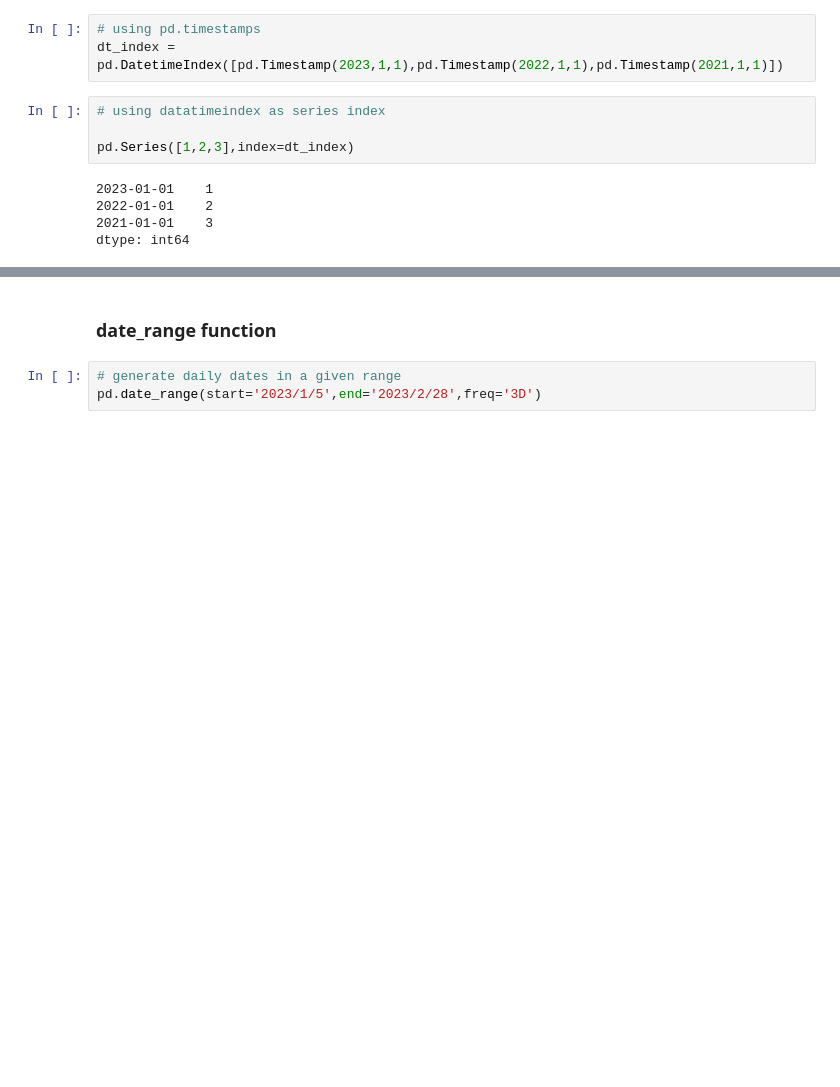
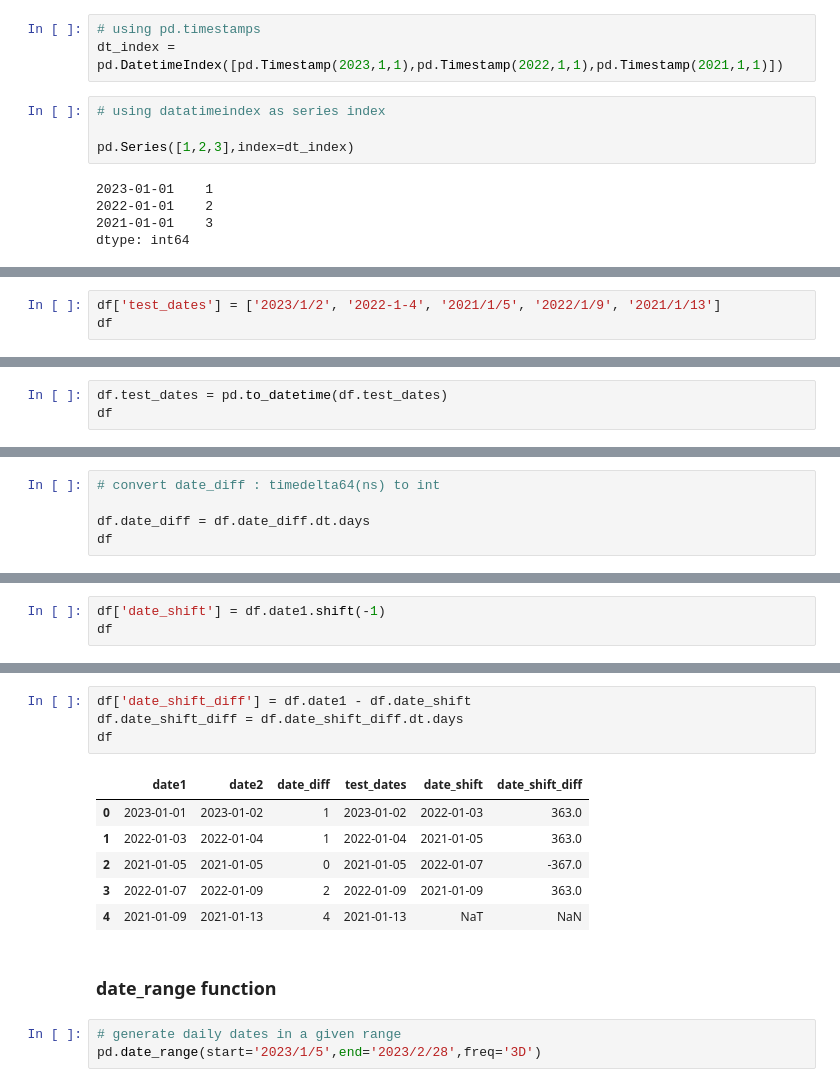
Before and after one commit to sudama-inc/EDA-with-Pandas-and-Numpy, a Jupyter notebook: pandas_date_and_time.ipynb, the cells around one changed output, grey strips where cells are left out. Cells and saved outputs as stored; diff of their text form; blank space fills up the shorter version.

```diff
--- a/pandas_date_and_time.ipynb
+++ b/pandas_date_and_time.ipynb
@@ -110,0 +165,3 @@ dtype: int64
+# %%
+df['test_dates'] = ['2023/1/2', '2022-1-4', '2021/1/5', '2022/1/9', '2021/1/13']
+df
@@ -110,0 +175,3 @@ dtype: int64
+# %%
+df.test_dates = pd.to_datetime(df.test_dates)
+df
@@ -110,0 +185,5 @@ dtype: int64
+# %%
+# convert date_diff : timedelta64(ns) to int
+
+df.date_diff = df.date_diff.dt.days
+df
@@ -110,0 +197,3 @@ dtype: int64
+# %%
+df['date_shift'] = df.date1.shift(-1)
+df
@@ -111,3 +207,14 @@ dtype: int64
+# %%
+df['date_shift_diff'] = df.date1 - df.date_shift
+df.date_shift_diff = df.date_shift_diff.dt.days
+df
+# %% [output]
+|  | date1 | date2 | date_diff | test_dates | date_shift | date_shift_diff |
+| 0 | 2023-01-01 | 2023-01-02 | 1 | 2023-01-02 | 2022-01-03 | 363.0 |
+| 1 | 2022-01-03 | 2022-01-04 | 1 | 2022-01-04 | 2021-01-05 | 363.0 |
+| 2 | 2021-01-05 | 2021-01-05 | 0 | 2021-01-05 | 2022-01-07 | -367.0 |
+| 3 | 2022-01-07 | 2022-01-09 | 2 | 2022-01-09 | 2021-01-09 | 363.0 |
+| 4 | 2021-01-09 | 2021-01-13 | 4 | 2021-01-13 | NaT | NaN |
 # %% [markdown]
 ### date_range function
 # %%
```
Also changed, not shown: parts of 12 cells of this notebook.
